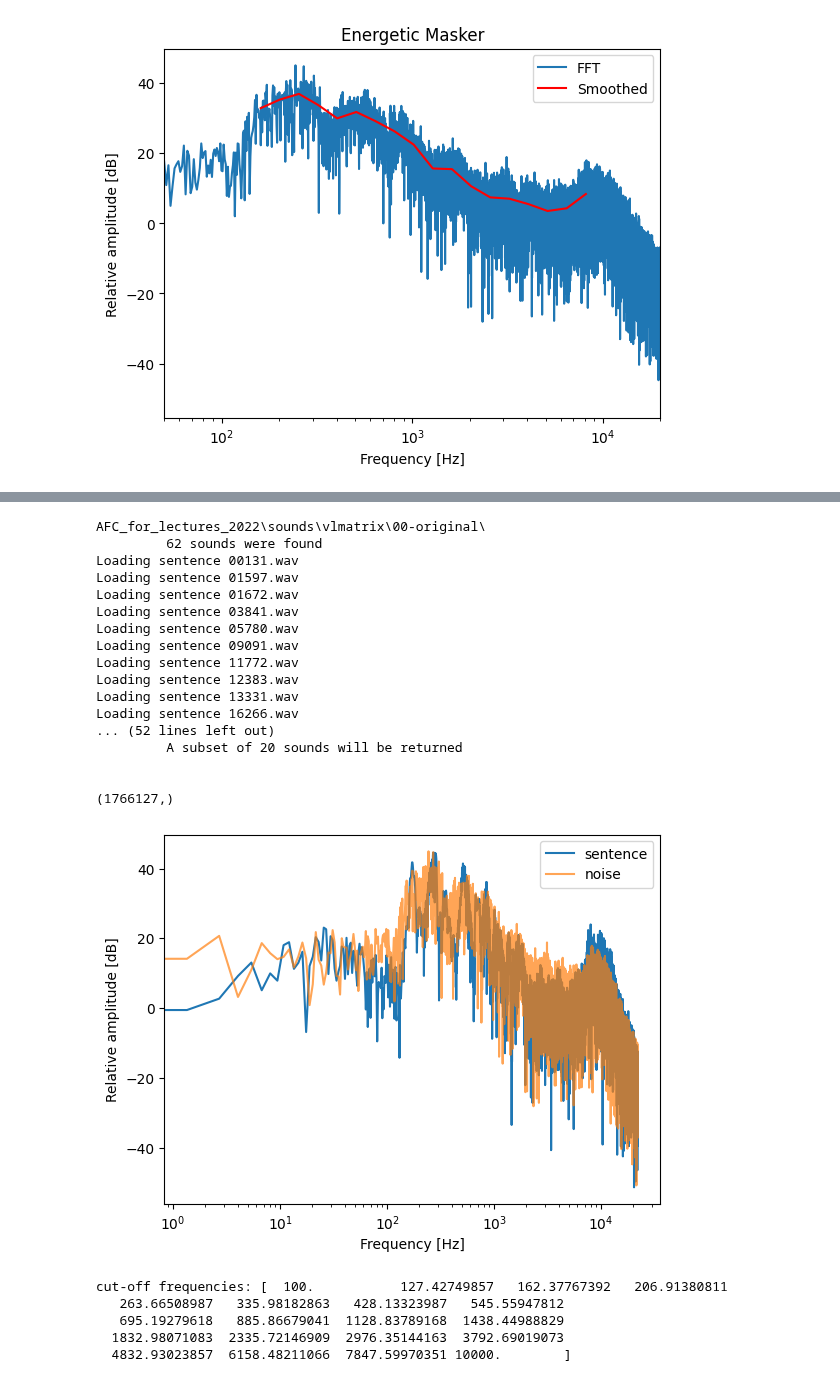
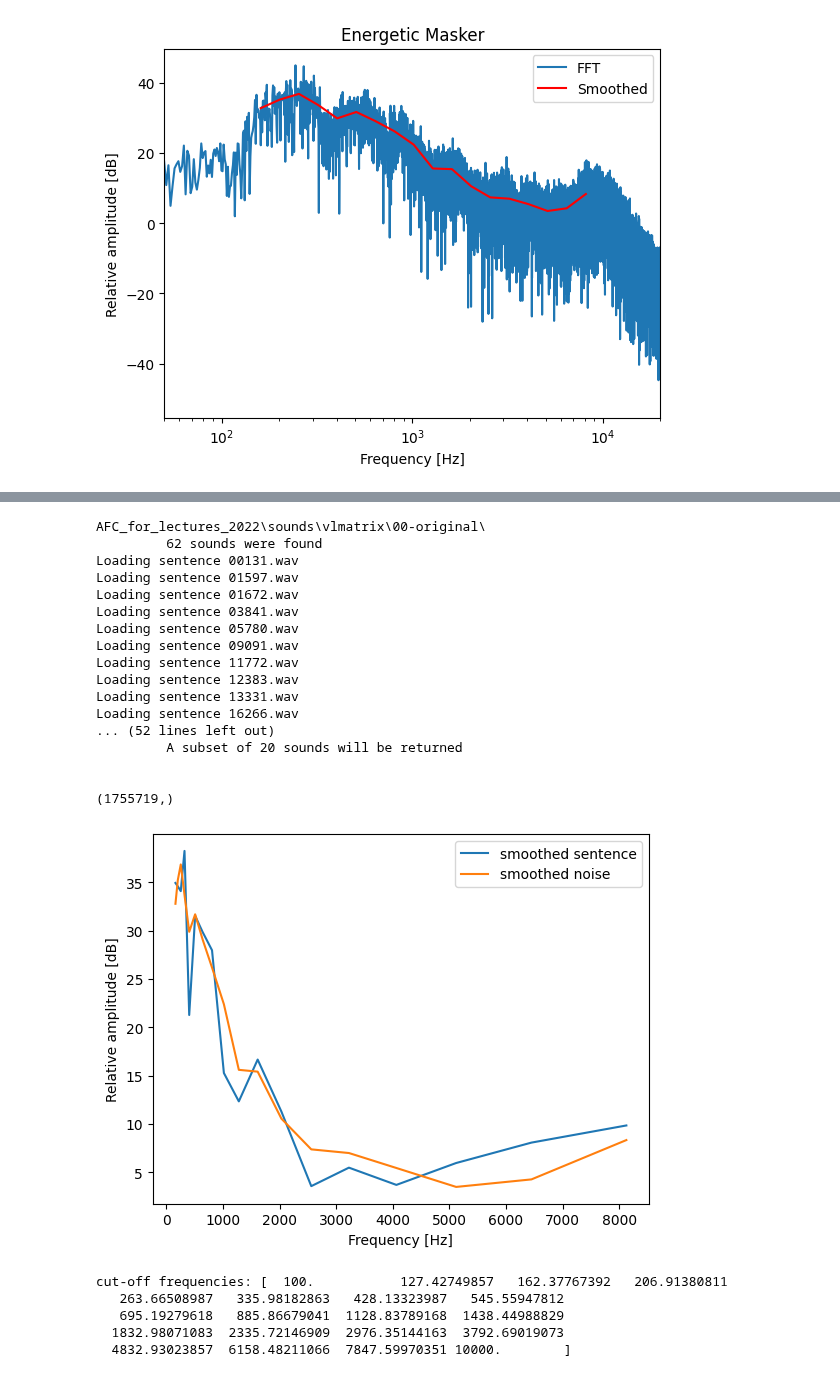
Before and after one commit to cesarz10/Auditory-computation, a Jupyter notebook: AudCompLab4_2023/HearingLab4_2022/HearingLab4.ipynb, the cells around one changed output, grey strips where cells are left out. Saved outputs shown, nothing was run; the diff lists cells and outputs as text; code cells hidden in the pictures.

```diff
--- a/AudCompLab4_2023/HearingLab4_2022/HearingLab4.ipynb
+++ b/AudCompLab4_2023/HearingLab4_2022/HearingLab4.ipynb
@@ -122,39 +122,39 @@ insig20_fft = insig20_fft[0:K-1] # only first half of the FFT (the other half is
 
 #    2.2 Converting to dB (note that the amplitudes are relative...):
 insig20_dB        = 20*np.log10(abs(insig20_fft)) # Spectrum
 insig20_dB_smooth = Oct3smooth(f,insig20_dB,freq_i) # Smoothed spectrum
 
 audiowrite(insig20, fs=fs, fname=f"{dir_where}insig_20concat.wav")
 
 # plotting
-plt.semilogx(f, insig20_dB, label="sentence")
-plt.semilogx(f, noise_dB, label="noise", alpha=0.7)
-# plt.plot(freq_i, insig20_dB_smooth, label="smoothed sentence")
-# plt.plot(freq_i, noise_dB_smooth, label="smoothed noise")
+# plt.semilogx(f, insig20_dB, label="sentence")
+# plt.semilogx(f, noise_dB, label="noise", alpha=0.7)
+plt.plot(freq_i, insig20_dB_smooth, label="smoothed sentence")
+plt.plot(freq_i, noise_dB_smooth, label="smoothed noise")
 plt.xlabel('Frequency [Hz]')
 plt.ylabel('Relative amplitude [dB]')
 # plt.xlim((50,20000))
 plt.legend()
 plt.show()
 # %% [output]
 AFC_for_lectures_2022\sounds\vlmatrix\00-original\
          62 sounds were found
 Loading sentence 00131.wav
 Loading sentence 01597.wav
 Loading sentence 01672.wav
 Loading sentence 03841.wav
 Loading sentence 05780.wav
 Loading sentence 09091.wav
 Loading sentence 11772.wav
 Loading sentence 12383.wav
 Loading sentence 13331.wav
 Loading sentence 16266.wav
 ... (52 lines left out)
          A subset of 20 sounds will be returned
 
 
-(1766127,)
+(1755719,)
-[figure, old version]
+[figure, new version]
 # %%
 # Cell [8]: Include your code here to assess the speech intelligibility index for LPF signals
 # f2test = [] # Hz, define here the 20 cut-off frequencies you want to test...
```
Also changed, not shown: parts of 2 cells of this notebook, 3 other files.
